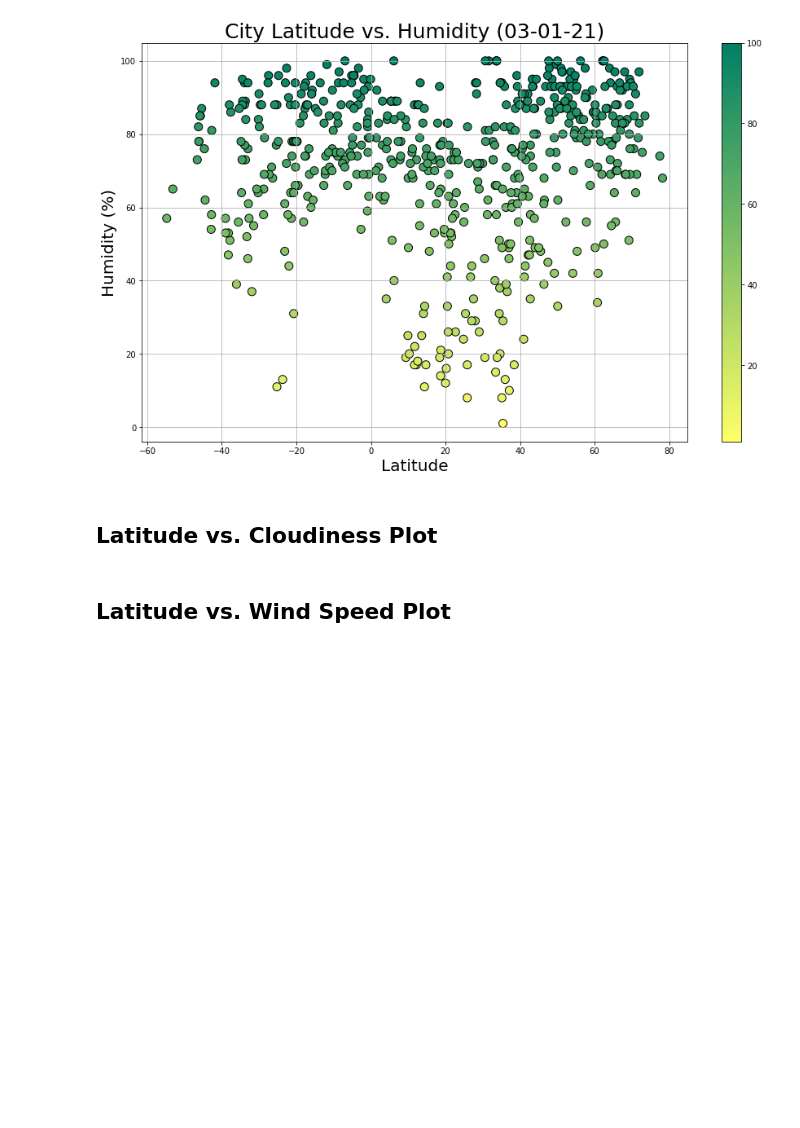
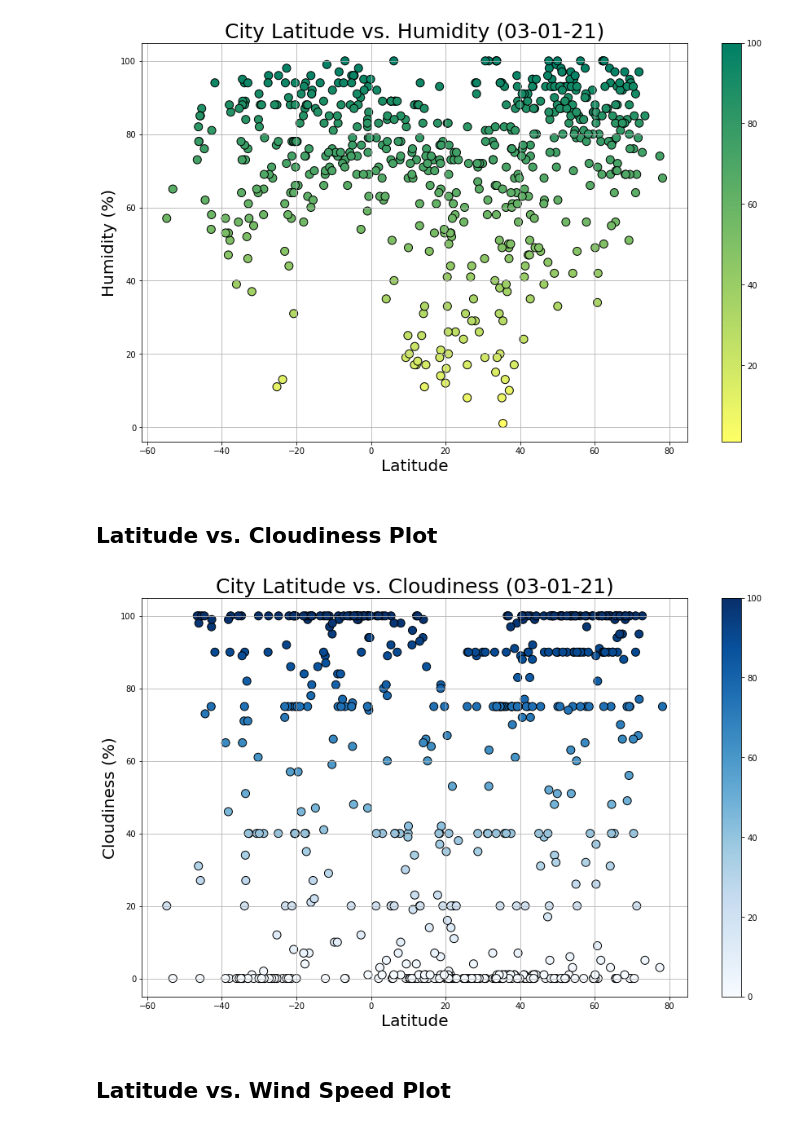
Before and after one commit to crogar/python-api-challenge, a Jupyter notebook: WeatherPy/WeatherPy.ipynb, the cells around one changed output. Cells and saved outputs as stored; diff of their text form; code cells hidden in the pictures; blank space fills up the shorter version.

Commit message:
Update WeatherPy.ipynb
Latitude vs. Cloudiness Plot added

```diff
--- a/WeatherPy/WeatherPy.ipynb
+++ b/WeatherPy/WeatherPy.ipynb
@@ -191,6 +191,21 @@ plt.savefig("Humidity_city.png")
 [figure]
 # %% [markdown]
 ## Latitude vs. Cloudiness Plot
+# %%
+latitues = df['Lat']
+cloudiness  = df['Cloudiness']
+
+plt.figure(figsize=(15,9))
+plt.grid()
+today = datetime.today().strftime('%m-%d-%y')
+plt.title(f"City Latitude vs. Cloudiness ({today})", fontsize=25)
+plt.xlabel("Latitude", fontsize=20)
+plt.ylabel("Cloudiness (%)",fontsize=20)
+ax = plt.scatter(latitues, cloudiness, s=100, c=cloudiness, cmap='Blues', edgecolors="black" )
+plt.colorbar()
+plt.savefig("Cloudiness_city.png")
+# %% [output]
+[figure, added]
 # %% [markdown]
 ## Latitude vs. Wind Speed Plot
 # %% [markdown]
```
Also changed, not shown: 1 other file.
